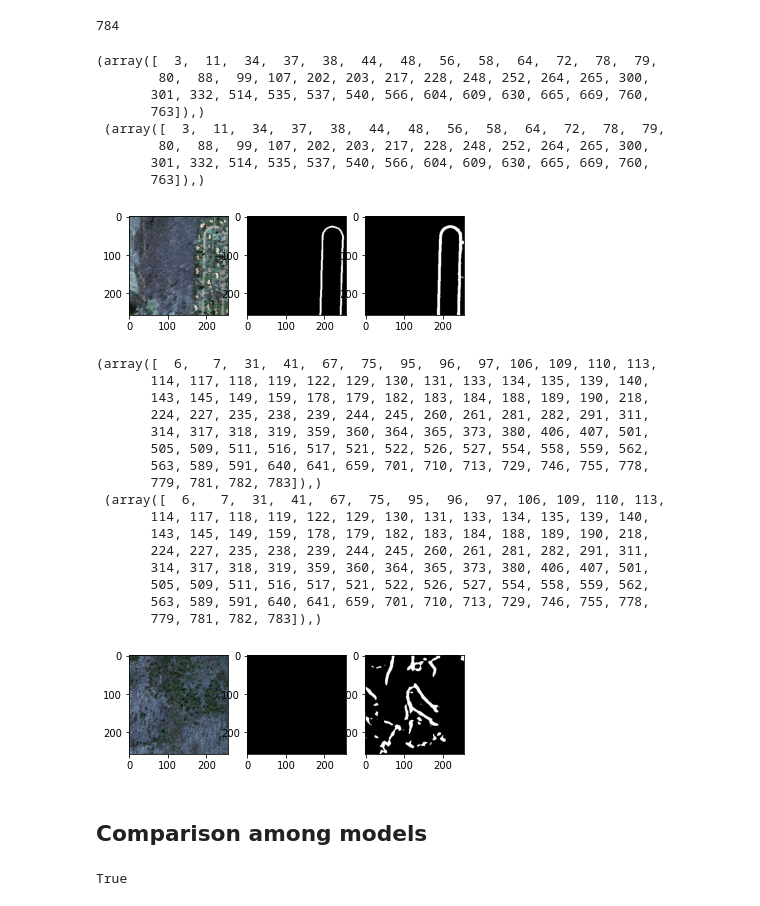
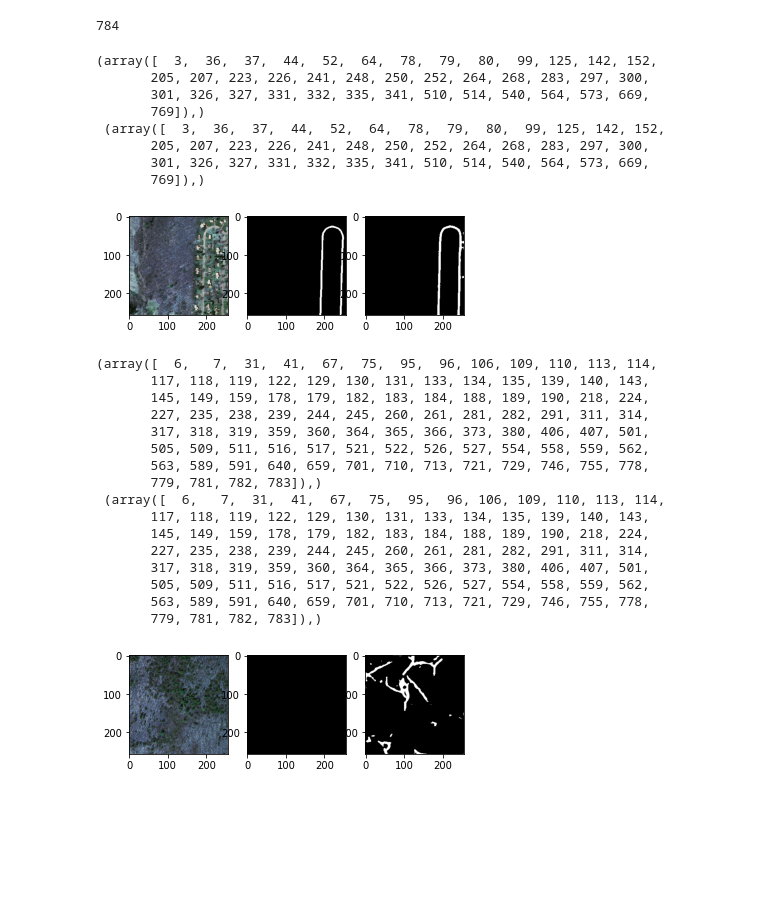
Before and after one commit to Ryanna-github/road-extraction, a Jupyter notebook: 2021-02-18_predict.ipynb, the cells around one changed output. Drawn from its saved outputs; the diff is of its cells as text; code cells hidden in the pictures; blank space fills up the shorter version.

Commit message:
save results of retrained linknet

```diff
--- a/2021-02-18_predict.ipynb
+++ b/2021-02-18_predict.ipynb
@@ -21,13 +21,13 @@ test_dataset = data_loader.RoadDataset(road_path, INPUT_SIZE, OUTPUT_SIZE, data_
 # %% [output]
 test dataset set: 784 pairs
 # %%
-net = model.UNet2()
+net = model.LinkNet34()
 device = torch.device('cuda' if torch.cuda.is_available() else 'cpu')
 tt = tester.Tester(net = net,
                    device = device,
-                   dir_stat = 'new_unet_epoch12.pth',
+                   dir_stat = 'v2_linknet34_re_repoch20.pth',
                    test_dataset = test_dataset,
-                   threshold = 0.51,
+                   threshold = 0.5,
                    save_path = TEST_SAVE_PATH,
                    dir_checkpoint = DIR_CHECKPOINT)
 # %% [output]
@@ -70,13 +63,13 @@ len(tt.pred_list)
 print(np.where(tt.dice_score >= np.quantile(tt.dice_score, 0.95)), '\n',
      np.where(tt.iou_score >= np.quantile(tt.iou_score, 0.95)))
 # %% [output]
-(array([  3,  11,  34,  37,  38,  44,  48,  56,  58,  64,  72,  78,  79,
-        80,  88,  99, 107, 202, 203, 217, 228, 248, 252, 264, 265, 300,
-       301, 332, 514, 535, 537, 540, 566, 604, 609, 630, 665, 669, 760,
-       763]),)
- (array([  3,  11,  34,  37,  38,  44,  48,  56,  58,  64,  72,  78,  79,
-        80,  88,  99, 107, 202, 203, 217, 228, 248, 252, 264, 265, 300,
-       301, 332, 514, 535, 537, 540, 566, 604, 609, 630, 665, 669, 760,
-       763]),)
+(array([  3,  36,  37,  44,  52,  64,  78,  79,  80,  99, 125, 142, 152,
+       205, 207, 223, 226, 241, 248, 250, 252, 264, 268, 283, 297, 300,
+       301, 326, 327, 331, 332, 335, 341, 510, 514, 540, 564, 573, 669,
+       769]),)
+ (array([  3,  36,  37,  44,  52,  64,  78,  79,  80,  99, 125, 142, 152,
+       205, 207, 223, 226, 241, 248, 250, 252, 264, 268, 283, 297, 300,
+       301, 326, 327, 331, 332, 335, 341, 510, 514, 540, 564, 573, 669,
+       769]),)
 # %%
 # good prediction
@@ -86,25 +79,23 @@ tt.show_idx(78, combine = False)
 # %%
 print(np.where(tt.dice_score == np.min(tt.dice_score)), '\n', np.where(tt.iou_score == np.min(tt.iou_score)))
 # %% [output]
-(array([  6,   7,  31,  41,  67,  75,  95,  96,  97, 106, 109, 110, 113,
-       114, 117, 118, 119, 122, 129, 130, 131, 133, 134, 135, 139, 140,
-       143, 145, 149, 159, 178, 179, 182, 183, 184, 188, 189, 190, 218,
-       224, 227, 235, 238, 239, 244, 245, 260, 261, 281, 282, 291, 311,
-       314, 317, 318, 319, 359, 360, 364, 365, 373, 380, 406, 407, 501,
+(array([  6,   7,  31,  41,  67,  75,  95,  96, 106, 109, 110, 113, 114,
+       117, 118, 119, 122, 129, 130, 131, 133, 134, 135, 139, 140, 143,
+       145, 149, 159, 178, 179, 182, 183, 184, 188, 189, 190, 218, 224,
+       227, 235, 238, 239, 244, 245, 260, 261, 281, 282, 291, 311, 314,
+       317, 318, 319, 359, 360, 364, 365, 366, 373, 380, 406, 407, 501,
        505, 509, 511, 516, 517, 521, 522, 526, 527, 554, 558, 559, 562,
-       563, 589, 591, 640, 641, 659, 701, 710, 713, 729, 746, 755, 778,
+       563, 589, 591, 640, 659, 701, 710, 713, 721, 729, 746, 755, 778,
        779, 781, 782, 783]),)
- (array([  6,   7,  31,  41,  67,  75,  95,  96,  97, 106, 109, 110, 113,
-       114, 117, 118, 119, 122, 129, 130, 131, 133, 134, 135, 139, 140,
-       143, 145, 149, 159, 178, 179, 182, 183, 184, 188, 189, 190, 218,
-       224, 227, 235, 238, 239, 244, 245, 260, 261, 281, 282, 291, 311,
-       314, 317, 318, 319, 359, 360, 364, 365, 373, 380, 406, 407, 501,
+ (array([  6,   7,  31,  41,  67,  75,  95,  96, 106, 109, 110, 113, 114,
+       117, 118, 119, 122, 129, 130, 131, 133, 134, 135, 139, 140, 143,
+       145, 149, 159, 178, 179, 182, 183, 184, 188, 189, 190, 218, 224,
+       227, 235, 238, 239, 244, 245, 260, 261, 281, 282, 291, 311, 314,
+       317, 318, 319, 359, 360, 364, 365, 366, 373, 380, 406, 407, 501,
        505, 509, 511, 516, 517, 521, 522, 526, 527, 554, 558, 559, 562,
-       563, 589, 591, 640, 641, 659, 701, 710, 713, 729, 746, 755, 778,
+       563, 589, 591, 640, 659, 701, 710, 713, 721, 729, 746, 755, 778,
        779, 781, 782, 783]),)
 # %%
-tt.show_idx(6, combine = False)
+tt.test_idx(6, combine = False)
 # %% [output]
-[figure, old version]
+[figure, new version]
-# %% [markdown]
-## Comparison among models
@@ -114,5 +101,0 @@ tmp = change_tensor_to_plot(tt.pred_list[0])
-# %%
-import cv2
-cv2.imwrite('/home/renyan/road-extraction/111.png', tmp*255)
-# %% [output]
-True
```
Also changed, not shown: parts of 14 cells of this notebook, 5 other files.
